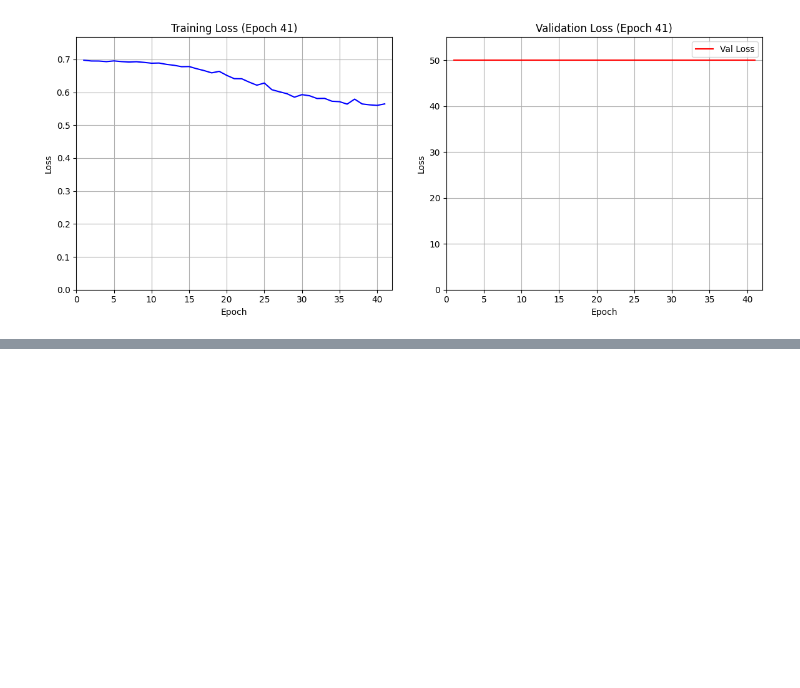
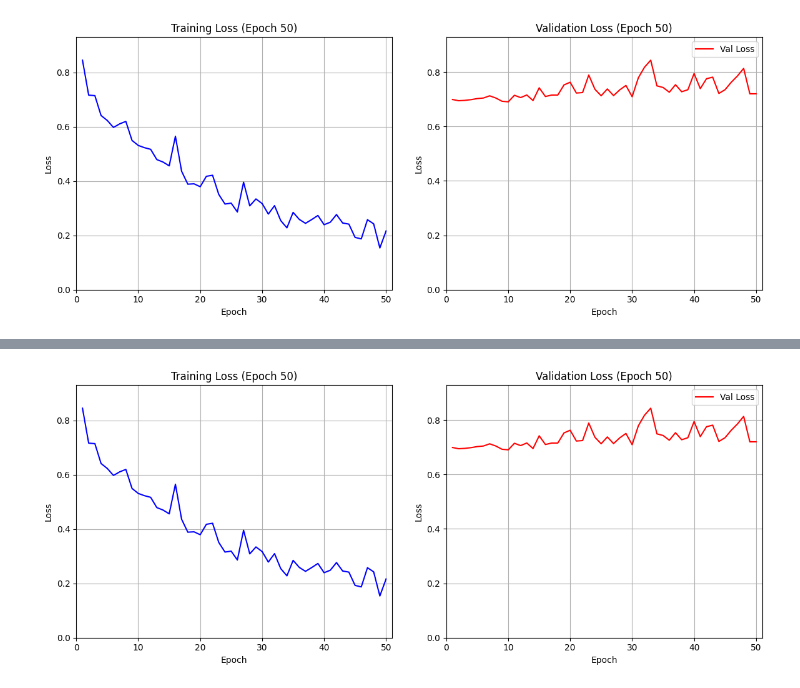
Before and after one commit to robbyzhaox/myocr, a Jupyter notebook: myocr/notebooks/train_cls_notebook.ipynb, the cells around one changed output, grey strips where cells are left out. Saved outputs shown, nothing was run; the diff lists cells and outputs as text; code cells hidden in the pictures; blank space fills up the shorter version.

Commit message:
cls model

```diff
--- a/myocr/notebooks/train_cls_notebook.ipynb
+++ b/myocr/notebooks/train_cls_notebook.ipynb
@@ -48,38 +48,39 @@ class CustomDataset(Dataset):
             image = self.transform(image)
 
         return image, label
 
 # Define transforms
 train_transform = transforms.Compose([
-    transforms.Resize((100, 50)),
+    transforms.Resize((300, 50)),
     # transforms.RandomHorizontalFlip(),
     transforms.ToTensor(),
     transforms.Normalize(mean=[0.485, 0.456, 0.406], std=[0.229, 0.224, 0.225])
 ])
 
 val_transform = transforms.Compose([
-    transforms.Resize((100, 50)),
+    transforms.Resize((300, 50)),
     transforms.CenterCrop(100),
     transforms.ToTensor(),
     transforms.Normalize(mean=[0.485, 0.456, 0.406], std=[0.229, 0.224, 0.225])
 ])
 
 # Create datasets
 train_dataset = CustomDataset(
     list_file=f'{DATA_PATH}/train_list.txt',
     root_dir=DATA_PATH,
     transform=train_transform
 )
 
 val_dataset = CustomDataset(
     list_file=f'{DATA_PATH}/val_list.txt',
     root_dir=DATA_PATH,
     transform=val_transform
 )
-N = 2600
-indices = random.sample(range(len(train_dataset)), N)
-trainer = Trainer(model,[], nn.CrossEntropyLoss(), optimizer=Adam(model.parameters(), lr=0.001), num_epochs=500, batch_size = 250)
-trainer.fit(Subset(train_dataset, indices), val_dataset)
-model.to_onnx(f"{MODEL_PATH}cls_train.onnx" , torch.randn((10,3,48,137), dtype=torch.float32).to("cuda:0"))
+indices = random.sample(range(len(train_dataset)), 350)
+val_indices = random.sample(range(len(val_dataset)), 15)
+
+trainer = Trainer(model,[], nn.CrossEntropyLoss(), optimizer=Adam(model.parameters(), lr=0.001), num_epochs=50, batch_size = 64)
+trainer.fit(Subset(train_dataset, indices), Subset(val_dataset, val_indices))
+model.to_onnx(f"{MODEL_PATH}cls_train.onnx" , torch.randn((1,3,48,137), dtype=torch.float32).to("cuda:0"))
 # %% [output]
-[figure, old version]
+[figure, new version]
@@ -85,0 +88 @@ model.to_onnx(f"{MODEL_PATH}cls_train.onnx" , torch.randn((10,3,48,137), dtype=t
+[figure, added]
```
Also changed, not shown: parts of 1 cell of this notebook, 2 other files.
